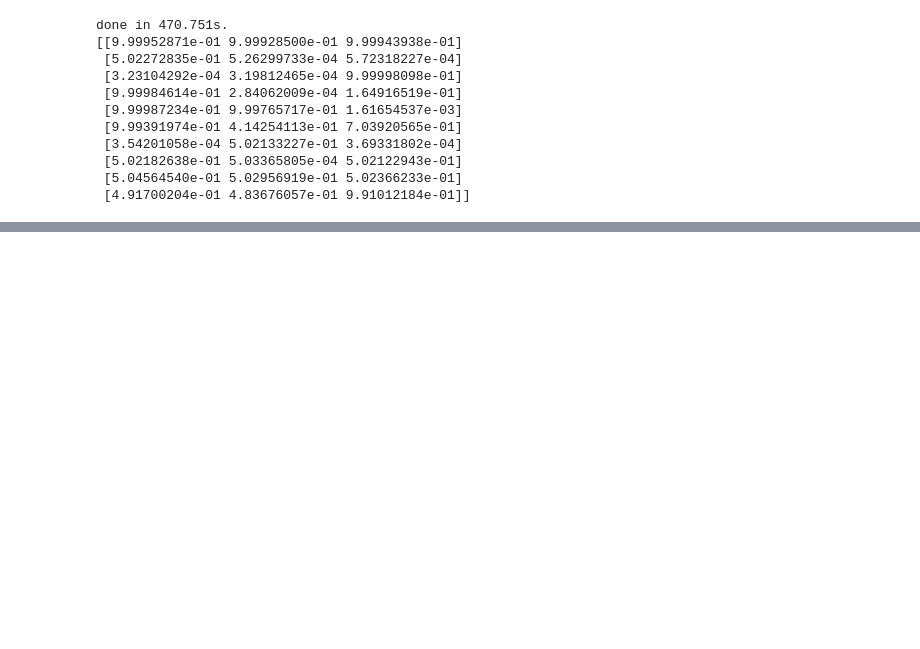
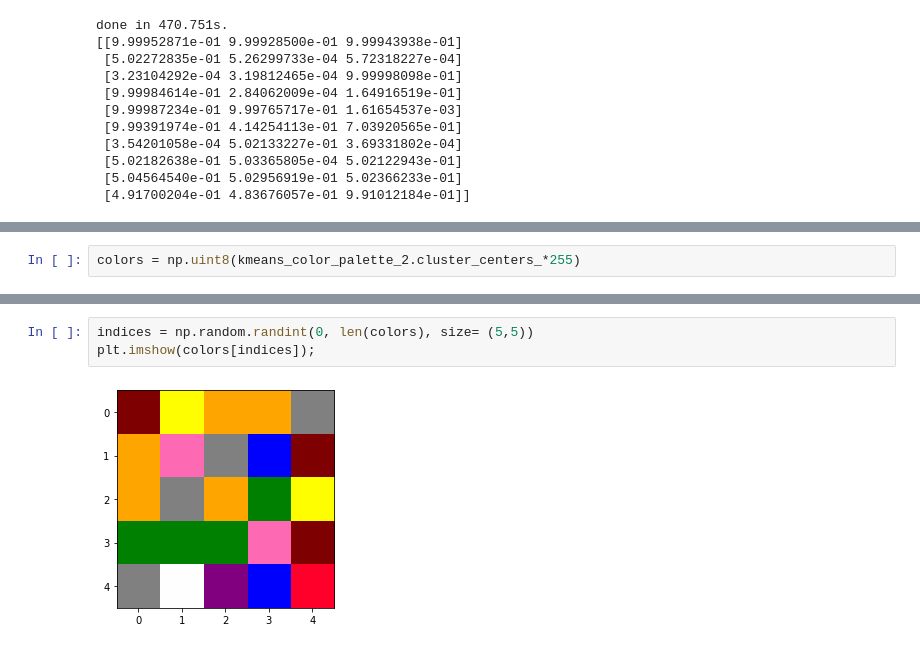
Before and after one commit to 785pavan/DLforWallCharacteristics, a Jupyter notebook: model_basic/kmeans_masks.ipynb, the cells around one changed output, grey strips where cells are left out. Drawn from its saved outputs; the diff is of its cells as text; blank space fills up the shorter version.

```diff
--- a/model_basic/kmeans_masks.ipynb
+++ b/model_basic/kmeans_masks.ipynb
@@ -82,0 +161,2 @@ for n, id_ in tqdm_notebook(enumerate(ids), total=len(ids)):
+# %%
+colors = np.uint8(kmeans_color_palette_2.cluster_centers_*255)
@@ -82,0 +176,5 @@ for n, id_ in tqdm_notebook(enumerate(ids), total=len(ids)):
+# %%
+indices = np.random.randint(0, len(colors), size= (5,5))
+plt.imshow(colors[indices]);
+# %% [output]
+[figure, added]
```
Also changed, not shown: parts of 9 cells of this notebook, 1 other file.
